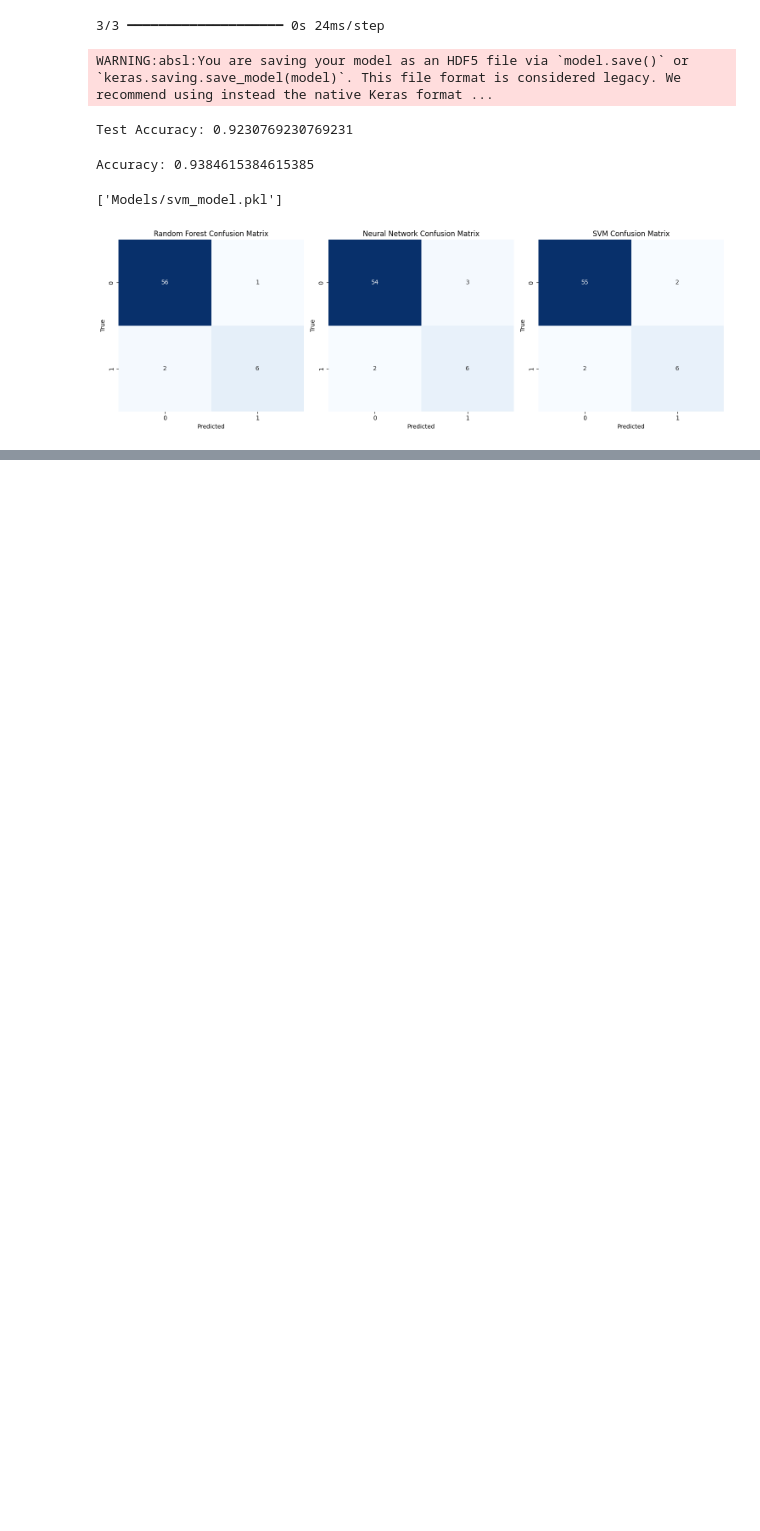
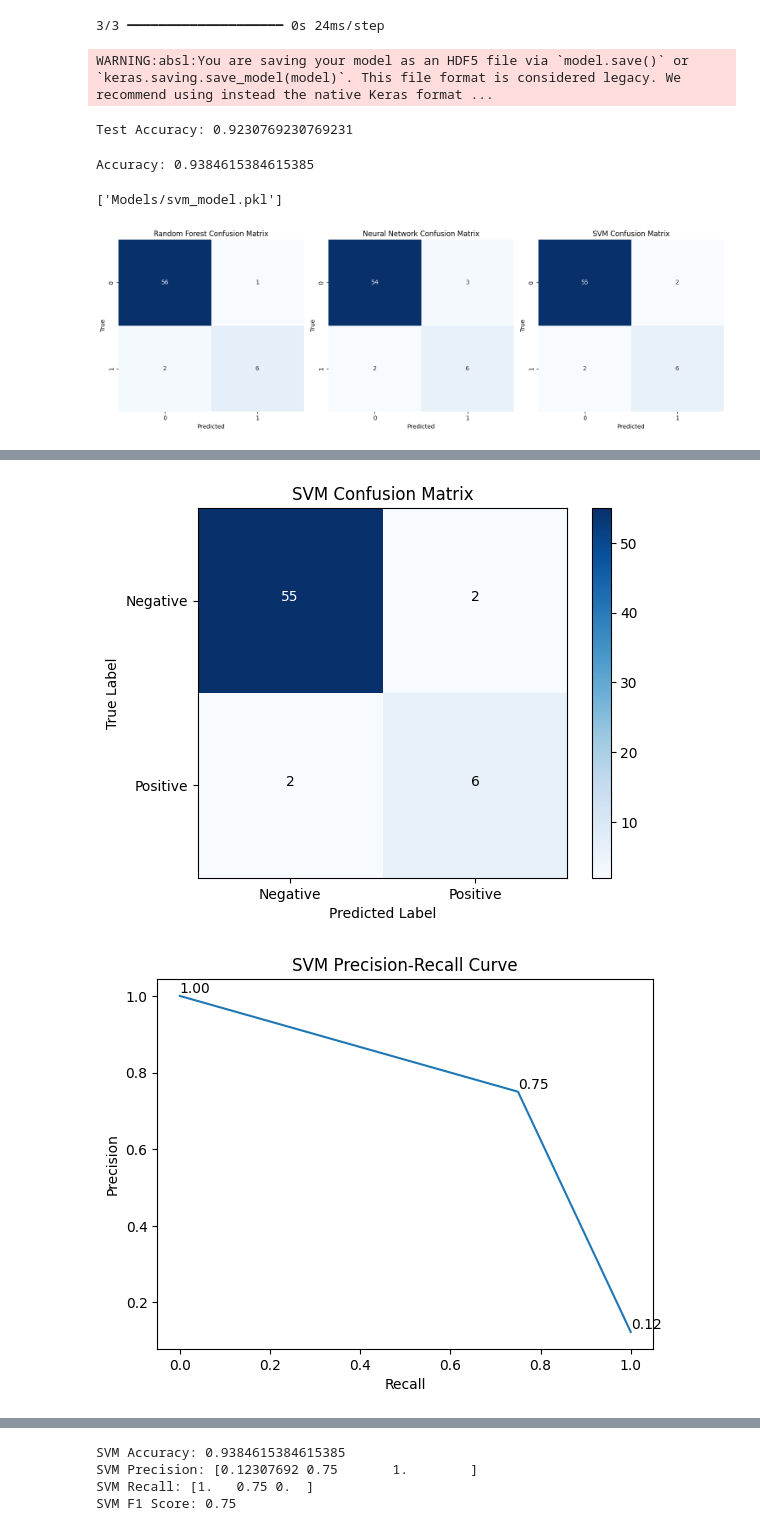
Before and after one commit to TANMAY0704/Minor-project, a Jupyter notebook: Final/model/model.ipynb, the cells around one changed output, grey strips where cells are left out. Cells and saved outputs as stored; diff of their text form; code cells hidden in the pictures; blank space fills up the shorter version.

```diff
--- a/Final/model/model.ipynb
+++ b/Final/model/model.ipynb
@@ -182,0 +320,60 @@ plt.show()
+# %%
+
+
+# Confusion Matrix with numbers
+cm = confusion_matrix(y_test, svm_predictions)
+plt.imshow(cm, interpolation='nearest', cmap=plt.cm.Blues)
+plt.title('SVM Confusion Matrix')
+plt.colorbar()
+plt.xlabel('Predicted Label')
+plt.ylabel('True Label')
+plt.xticks([0, 1], ['Negative', 'Positive'])
+plt.yticks([0, 1], ['Negative', 'Positive'])
+
+# Add numbers to the confusion matrix
+thresh = cm.max() / 2.
+for i in range(cm.shape[0]):
+    for j in range(cm.shape[1]):
+        plt.text(j, i, format(cm[i, j], '.0f'),
+                 horizontalalignment="center",
+                 color="white" if cm[i, j] > thresh else "black")
+
+plt.show()
+
+# Precision-Recall Curve with numbers
+precision, recall, _ = precision_recall_curve(y_test, svm_predictions)
+plt.plot(recall, precision)
+plt.title('SVM Precision-Recall Curve')
+plt.xlabel('Recall')
+plt.ylabel('Precision')
+
+# Add numbers to the precision-recall curve
+for i in range(len(precision)):
+    plt.text(recall[i], precision[i], f'{precision[i]:.2f}', verticalalignment='bottom')
+
+plt.show()
+
+# ROC Curve with numbers
+fpr, tpr, _ = roc_curve(y_test, svm_predictions)
+roc_auc = auc(fpr, tpr)
+plt.plot(fpr, tpr, label='SVM ROC curve (area = %0.2f)' % roc_auc)
+plt.plot([0, 1], [0, 1], 'r--')
+plt.title('SVM ROC Curve')
+plt.xlabel('False Positive Rate')
+plt.ylabel('True Positive Rate')
+plt.legend(loc='lower right')
+
+# Add numbers to the ROC curve
+for i in range(len(fpr)):
+    plt.text(fpr[i], tpr[i], f'{tpr[i]:.2f}', verticalalignment='bottom')
+
+plt.show()
+
+# Print metrics
+print("SVM Accuracy:", accuracy)
+print("SVM Precision:", precision)
+print("SVM Recall:", recall)
+print("SVM F1 Score:", f1)
+# %% [output]
+[figure, added]
+[figure, added]
@@ -182,0 +381,4 @@ plt.show()
+SVM Accuracy: 0.9384615384615385
+SVM Precision: [0.12307692 0.75       1.        ]
+SVM Recall: [1.   0.75 0.  ]
+SVM F1 Score: 0.75
```
Also changed, not shown: parts of 6 cells of this notebook, 1 other file.
